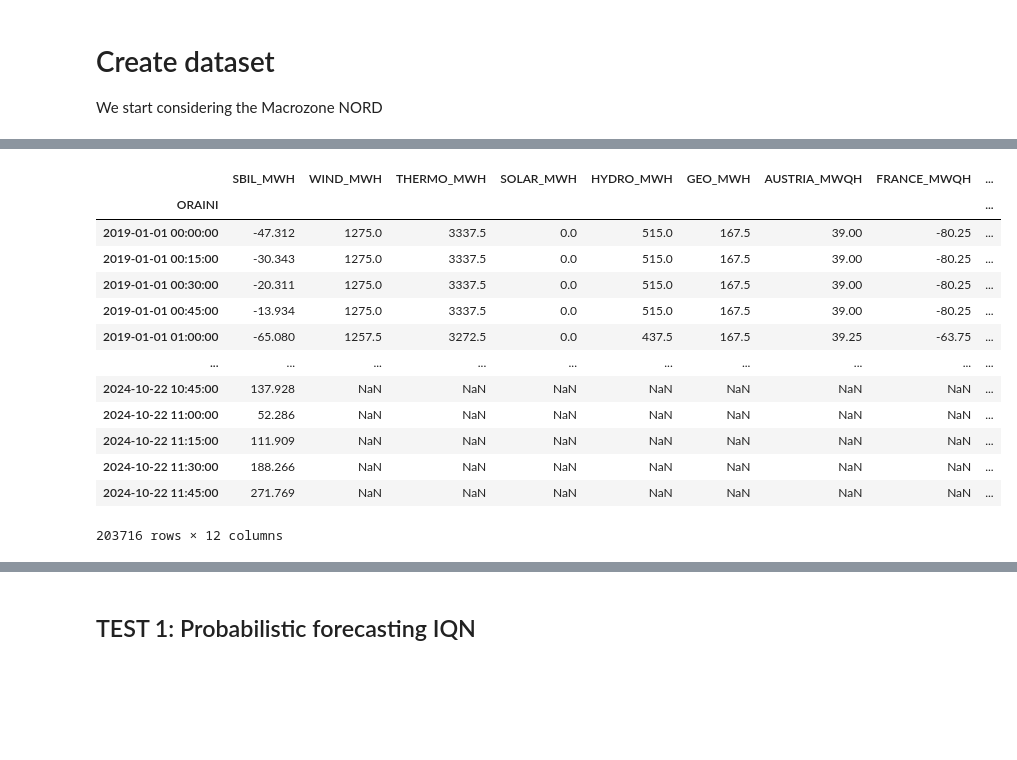
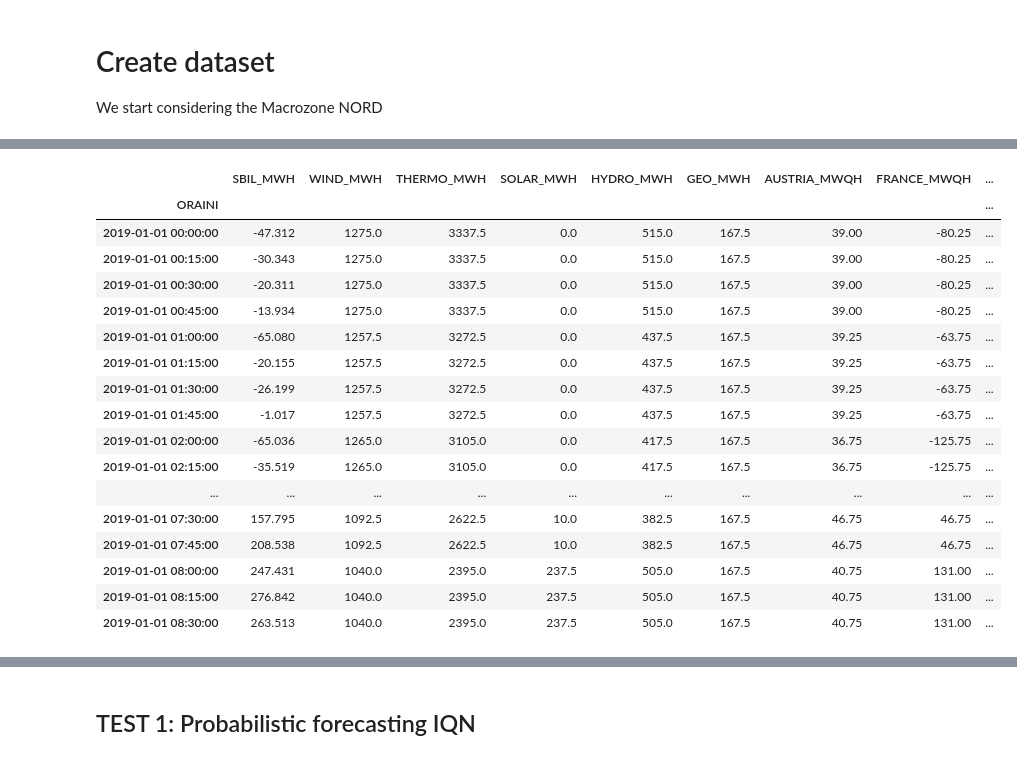
Before and after one commit to samueledelia/Italian-imbalance-forecasting, a Jupyter notebook: notebook/feature_selection.ipynb, the cells around one changed output, grey strips where cells are left out. Cells and saved outputs as stored; diff of their text form; code cells hidden in the pictures; blank space fills up the shorter version.

```diff
--- a/notebook/feature_selection.ipynb
+++ b/notebook/feature_selection.ipynb
@@ -211,0 +246,29 @@ montenegno_physical = utils.process_foreign_exchange(physical_forex, 'Montenegno
+# %%
+mgp_volumes_nord = mgp_volumes[['NORD_PURCHASES', 'NORD_SALES']].copy()
+mgp_volumes_nord.rename(columns={"NORD_PURCHASES": "MGP_NORD_PURCHASES", "NORD_SALES": "MGP_NORD_SALES"}, inplace=True)
+mgp_volumes_nord = mgp_volumes_nord[~mgp_volumes_nord.index.duplicated(keep='first')]
+mgp_volumes_nord = mgp_volumes_nord.resample('15min').ffill()/4
+
+
+mi1_volumes = volumes[volumes['MARKET'] == 'MI1']
+mi1_volumes = mi1_volumes.drop(columns=['MARKET'])
+mi1_volumes_nord = mi1_volumes[['NORD_PURCHASES', 'NORD_SALES']].copy()
+mi1_volumes_nord.rename(columns={"NORD_PURCHASES": "MI1_NORD_PURCHASES", "NORD_SALES": "MI1_NORD_SALES"}, inplace=True)
+mi1_volumes_nord = mi1_volumes_nord[~mi1_volumes_nord.index.duplicated(keep='first')]
+mi1_volumes_nord = mi1_volumes_nord.resample('15min').ffill()/4
+# %%
+# SQL query to fetch data
+sql_query = "SELECT * FROM TERNA_SUNSET_SCHEDULED_INTERNAL_EXCHANGE"
+scheduled_internal = fetch_db_table_sqlserver16(sql=sql_query, verbose=False)
+scheduled_internal = scheduled_internal.sort_values(by='ORAINI')
+
+# Filter the DataFrame for the relevant columns and rows
+scheduled_internal = scheduled_internal[['SCHEDULED_INTERNAL_EXCHANGE_MW', 'ORAINI', 'FLOW_FROM', 'FLOW_TO']]
+# Convert ORAINI to datetime using the correct method
+scheduled_internal['ORAINI'] = pd.to_datetime(scheduled_internal['ORAINI'], format='%Y%m%d%H%M')
+scheduled_internal.set_index('ORAINI', inplace=True)
+scheduled_internal = scheduled_internal[(scheduled_internal['FLOW_FROM'] == 'CNOR') & (scheduled_internal['FLOW_TO'] == 'NORD') ]
+scheduled_internal = scheduled_internal.drop(columns=['FLOW_FROM','FLOW_TO'])
+scheduled_internal_nord = scheduled_internal.resample('15min').ffill()/4
+
+scheduled_internal_nord
@@ -241,23 +319,27 @@ mnord_load
 # %%
 from functools import reduce
 # List of all the DataFrames to be merged
-dataframes = [qh_nord, wind, thermo, solar, hydro, geothermal, austria_physical, france_physical, slovenia_physical, switzerland_physical, mnord_load]
+dataframes = [qh_nord, wind, thermo, solar, hydro, geothermal, austria_physical, france_physical, slovenia_physical, switzerland_physical, scheduled_internal_nord, mgp_volumes_nord, mi1_volumes_nord, mnord_load]
 # Use reduce to merge all DataFrames on 'ORAINI'
 df_nord = reduce(lambda left, right: pd.merge(left, right, on='ORAINI', how='outer'), dataframes)
 
-df_nord
+df_nord.head(35)
 # %% [output]
 |  | SBIL_MWH | WIND_MWH | THERMO_MWH | SOLAR_MWH | HYDRO_MWH | GEO_MWH | AUSTRIA_MWQH | FRANCE_MWQH | ... |
 | ORAINI |  |  |  |  |  |  |  |  | ... |
 | 2019-01-01 00:00:00 | -47.312 | 1275.0 | 3337.5 | 0.0 | 515.0 | 167.5 | 39.00 | -80.25 | ... |
 | 2019-01-01 00:15:00 | -30.343 | 1275.0 | 3337.5 | 0.0 | 515.0 | 167.5 | 39.00 | -80.25 | ... |
 | 2019-01-01 00:30:00 | -20.311 | 1275.0 | 3337.5 | 0.0 | 515.0 | 167.5 | 39.00 | -80.25 | ... |
 | 2019-01-01 00:45:00 | -13.934 | 1275.0 | 3337.5 | 0.0 | 515.0 | 167.5 | 39.00 | -80.25 | ... |
 | 2019-01-01 01:00:00 | -65.080 | 1257.5 | 3272.5 | 0.0 | 437.5 | 167.5 | 39.25 | -63.75 | ... |
+| 2019-01-01 01:15:00 | -20.155 | 1257.5 | 3272.5 | 0.0 | 437.5 | 167.5 | 39.25 | -63.75 | ... |
+| 2019-01-01 01:30:00 | -26.199 | 1257.5 | 3272.5 | 0.0 | 437.5 | 167.5 | 39.25 | -63.75 | ... |
+| 2019-01-01 01:45:00 | -1.017 | 1257.5 | 3272.5 | 0.0 | 437.5 | 167.5 | 39.25 | -63.75 | ... |
+| 2019-01-01 02:00:00 | -65.036 | 1265.0 | 3105.0 | 0.0 | 417.5 | 167.5 | 36.75 | -125.75 | ... |
+| 2019-01-01 02:15:00 | -35.519 | 1265.0 | 3105.0 | 0.0 | 417.5 | 167.5 | 36.75 | -125.75 | ... |
 | ... | ... | ... | ... | ... | ... | ... | ... | ... | ... |
-| 2024-10-22 10:45:00 | 137.928 | NaN | NaN | NaN | NaN | NaN | NaN | NaN | ... |
-| 2024-10-22 11:00:00 | 52.286 | NaN | NaN | NaN | NaN | NaN | NaN | NaN | ... |
-| 2024-10-22 11:15:00 | 111.909 | NaN | NaN | NaN | NaN | NaN | NaN | NaN | ... |
-| 2024-10-22 11:30:00 | 188.266 | NaN | NaN | NaN | NaN | NaN | NaN | NaN | ... |
-| 2024-10-22 11:45:00 | 271.769 | NaN | NaN | NaN | NaN | NaN | NaN | NaN | ... |
+| 2019-01-01 07:30:00 | 157.795 | 1092.5 | 2622.5 | 10.0 | 382.5 | 167.5 | 46.75 | 46.75 | ... |
+| 2019-01-01 07:45:00 | 208.538 | 1092.5 | 2622.5 | 10.0 | 382.5 | 167.5 | 46.75 | 46.75 | ... |
+| 2019-01-01 08:00:00 | 247.431 | 1040.0 | 2395.0 | 237.5 | 505.0 | 167.5 | 40.75 | 131.00 | ... |
+| 2019-01-01 08:15:00 | 276.842 | 1040.0 | 2395.0 | 237.5 | 505.0 | 167.5 | 40.75 | 131.00 | ... |
+| 2019-01-01 08:30:00 | 263.513 | 1040.0 | 2395.0 | 237.5 | 505.0 | 167.5 | 40.75 | 131.00 | ... |
-203716 rows × 12 columns
```
Also changed, not shown: parts of 27 cells of this notebook, 2 other files.
